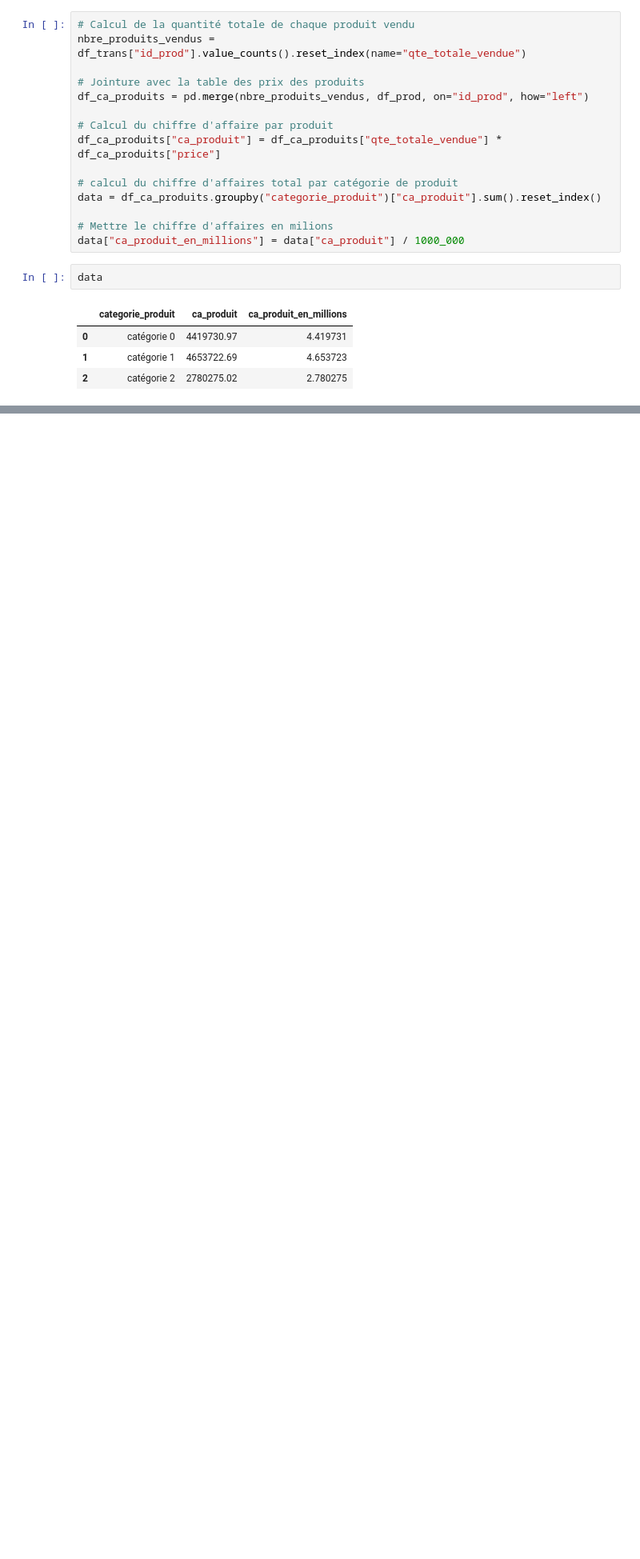
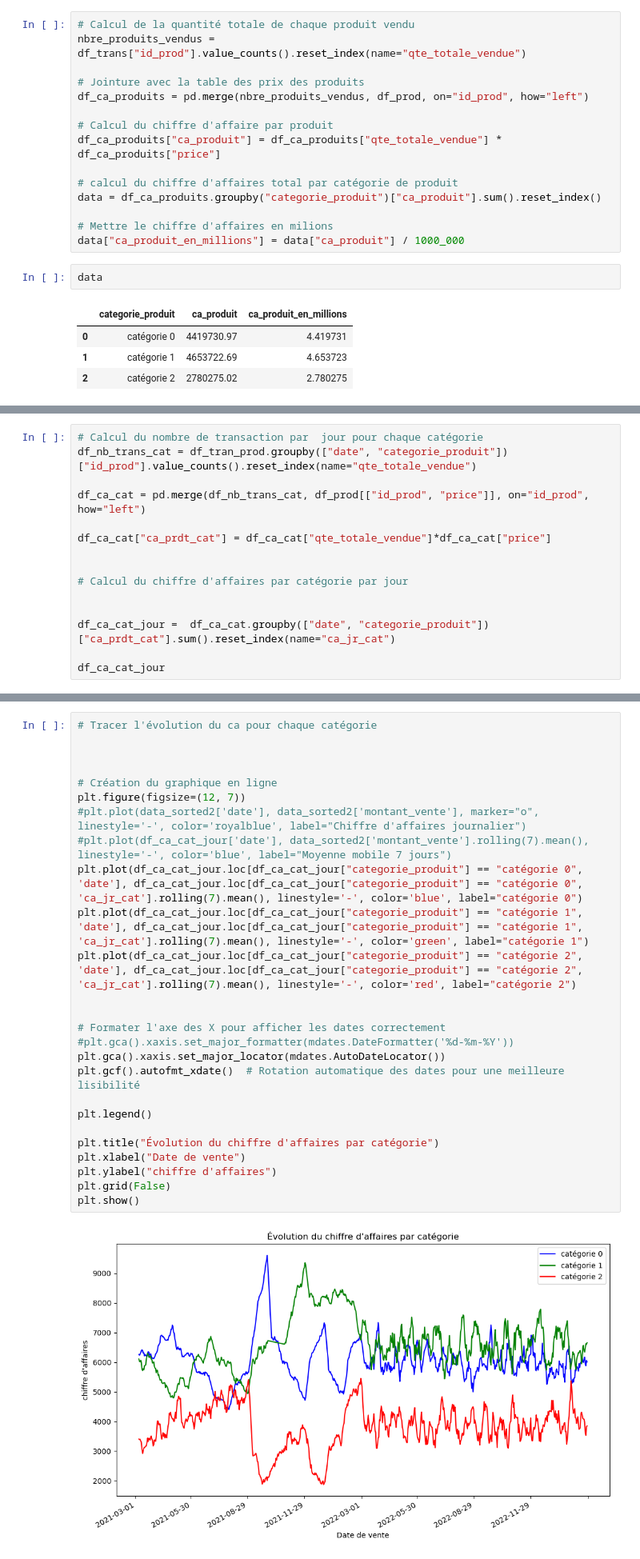
Before and after one commit to Obama19/Projets-individuels-Openclassrooms, a Jupyter notebook: Analyse des ventes d une librairie/P9 VF.ipynb, the cells around one changed output, grey strips where cells are left out. Shown at 80% size. Drawn from its saved outputs; the diff is of its cells as text; blank space fills up the shorter version.

Commit message:
MOD calcul de l'évolution du chiffre d'affaires par catégorie

```diff
--- a/Analyse des ventes d une librairie/P9 VF.ipynb
+++ b/Analyse des ventes d une librairie/P9 VF.ipynb
@@ -713,0 +739,15 @@ plt.show()
+# %%
+# Calcul du nombre de transaction par  jour pour chaque catégorie
+df_nb_trans_cat = df_tran_prod.groupby(["date", "categorie_produit"])["id_prod"].value_counts().reset_index(name="qte_totale_vendue")
+
+df_ca_cat = pd.merge(df_nb_trans_cat, df_prod[["id_prod", "price"]], on="id_prod", how="left")
+
+df_ca_cat["ca_prdt_cat"] = df_ca_cat["qte_totale_vendue"]*df_ca_cat["price"]
+
+
+# Calcul du chiffre d'affaires par catégorie par jour
+
+
+df_ca_cat_jour =  df_ca_cat.groupby(["date", "categorie_produit"])["ca_prdt_cat"].sum().reset_index(name="ca_jr_cat")
+
+df_ca_cat_jour
@@ -713,0 +768,28 @@ plt.show()
+# %%
+# Tracer l'évolution du ca pour chaque catégorie
+
+
+
+# Création du graphique en ligne
+plt.figure(figsize=(12, 7))
+#plt.plot(data_sorted2['date'], data_sorted2['montant_vente'], marker="o", linestyle='-', color='royalblue', label="Chiffre d'affaires journalier")
+#plt.plot(df_ca_cat_jour['date'], data_sorted2['montant_vente'].rolling(7).mean(), linestyle='-', color='blue', label="Moyenne mobile 7 jours")
+plt.plot(df_ca_cat_jour.loc[df_ca_cat_jour["categorie_produit"] == "catégorie 0", 'date'], df_ca_cat_jour.loc[df_ca_cat_jour["categorie_produit"] == "catégorie 0", 'ca_jr_cat'].rolling(7).mean(), linestyle='-', color='blue', label="catégorie 0")
+plt.plot(df_ca_cat_jour.loc[df_ca_cat_jour["categorie_produit"] == "catégorie 1", 'date'], df_ca_cat_jour.loc[df_ca_cat_jour["categorie_produit"] == "catégorie 1", 'ca_jr_cat'].rolling(7).mean(), linestyle='-', color='green', label="catégorie 1")
+plt.plot(df_ca_cat_jour.loc[df_ca_cat_jour["categorie_produit"] == "catégorie 2", 'date'], df_ca_cat_jour.loc[df_ca_cat_jour["categorie_produit"] == "catégorie 2", 'ca_jr_cat'].rolling(7).mean(), linestyle='-', color='red', label="catégorie 2")
+
+
+# Formater l'axe des X pour afficher les dates correctement
+#plt.gca().xaxis.set_major_formatter(mdates.DateFormatter('%d-%m-%Y'))
+plt.gca().xaxis.set_major_locator(mdates.AutoDateLocator())
+plt.gcf().autofmt_xdate()  # Rotation automatique des dates pour une meilleure lisibilité
+
+plt.legend()
+
+plt.title("Évolution du chiffre d'affaires par catégorie")
+plt.xlabel("Date de vente")
+plt.ylabel("chiffre d'affaires")
+plt.grid(False)
+plt.show()
+# %% [output]
+[figure, added]
```
Also changed, not shown: parts of 18 cells of this notebook.
